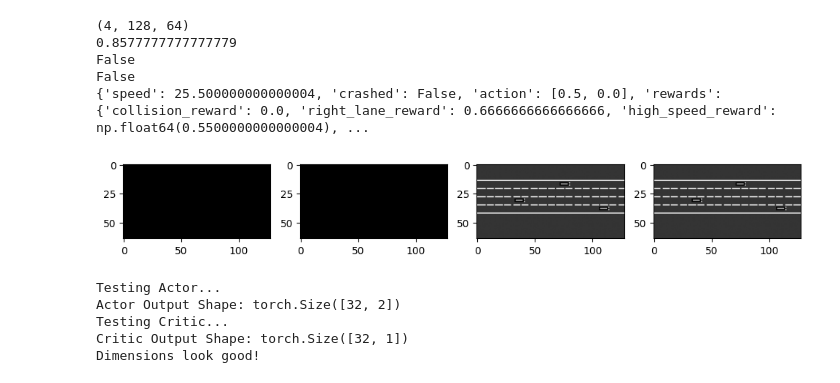
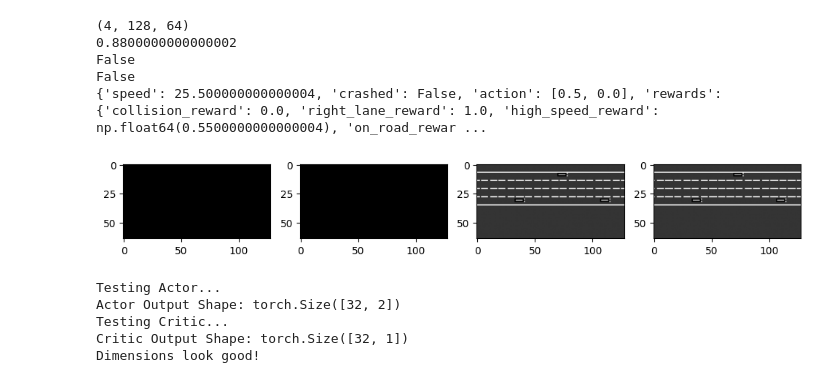
Before and after one commit to jonahbkaplan/ReinforcementLearning, a Jupyter notebook: algorithms/SAC/testSAC.ipynb, the cells around one changed output. Saved outputs shown, nothing was run; the diff lists cells and outputs as text; code cells hidden in the pictures.

```diff
--- a/algorithms/SAC/testSAC.ipynb
+++ b/algorithms/SAC/testSAC.ipynb
@@ -3,8 +3,6 @@ import gymnasium as gym
 import highway_env
 import matplotlib.pyplot as plt
 import torch
-
-import numpy as np
 
 config = {
     "observation": {
@@ -16,43 +14,42 @@ config = {
     },
     "action": {
         "type": "ContinuousAction",
         "longitudinal": True,
         "lateral": True,
-        # LIMIT STEERING to ~10 degrees (0.2 radians)
-        # Default is 45 degrees (0.78 rad) which is suicide at high speeds
-        "steering_range": [-0.2, 0.2]
+        "steering_range": [-0.15, 0.15],
+        "speed_range": [10, 30]
     },
-    # CRITICAL: Make decisions 15 times a second, not once a second!
     "simulation_frequency": 15,
     "policy_frequency": 5,
-    "duration": 40, # Episode length in seconds,
-    "offroad_terminal": True
+    "duration": 40,
+    "offroad_terminal": True,
+    "lanes_count": 4,
 }
 
-env = gym.make('highway-v0', config=config, render_mode='rgb_array')
+env = gym.make('highway-fast-v0', config=config, render_mode='rgb_array')
 obs, info = env.reset()
 action = [0.5, 0.0]
 
 for _ in range(1):
     obs, reward, done, truncated, info = env.step(action)
 
     print(obs.shape)
     print(reward)
     print(done)
     print(truncated)
     print(info)
 
     fig, axes = plt.subplots(ncols=4, figsize=(12, 5))
     for i, ax in enumerate(axes.flat):
         ax.imshow(obs[i, ...].T, cmap=plt.get_cmap('gray'))
 plt.show()
 # %% [output]
 (4, 128, 64)
-0.8577777777777779
+0.8800000000000002
 False
 False
-{'speed': 25.500000000000004, 'crashed': False, 'action': [0.5, 0.0], 'rewards': {'collision_reward': 0.0, 'right_lane_reward': 0.6666666666666666, 'high_speed_reward': np.float64(0.5500000000000004), ...
+{'speed': 25.500000000000004, 'crashed': False, 'action': [0.5, 0.0], 'rewards': {'collision_reward': 0.0, 'right_lane_reward': 1.0, 'high_speed_reward': np.float64(0.5500000000000004), 'on_road_rewar ...
-[figure, old version]
+[figure, new version]
 # %%
 from SAC import SAC
 
```
Also changed, not shown: parts of 4 cells of this notebook, 9 other files.
